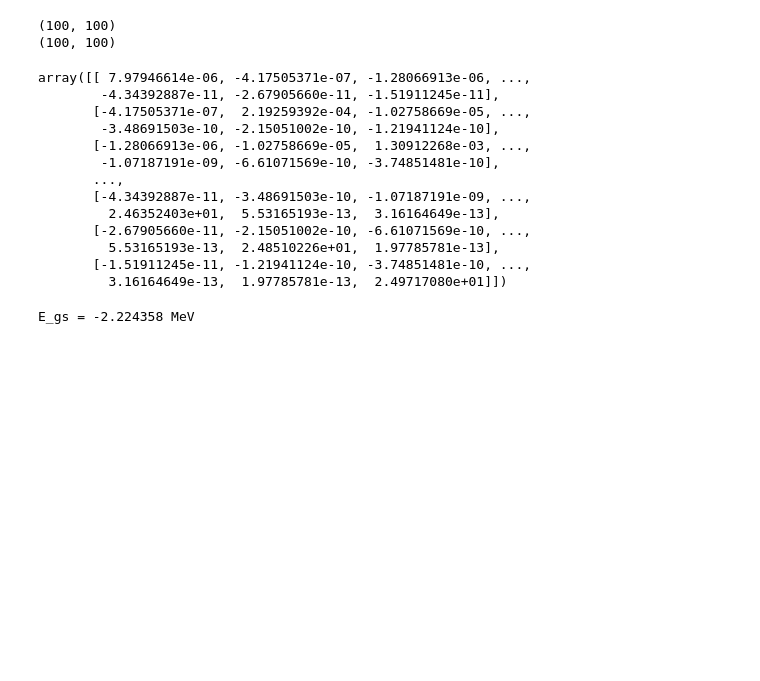
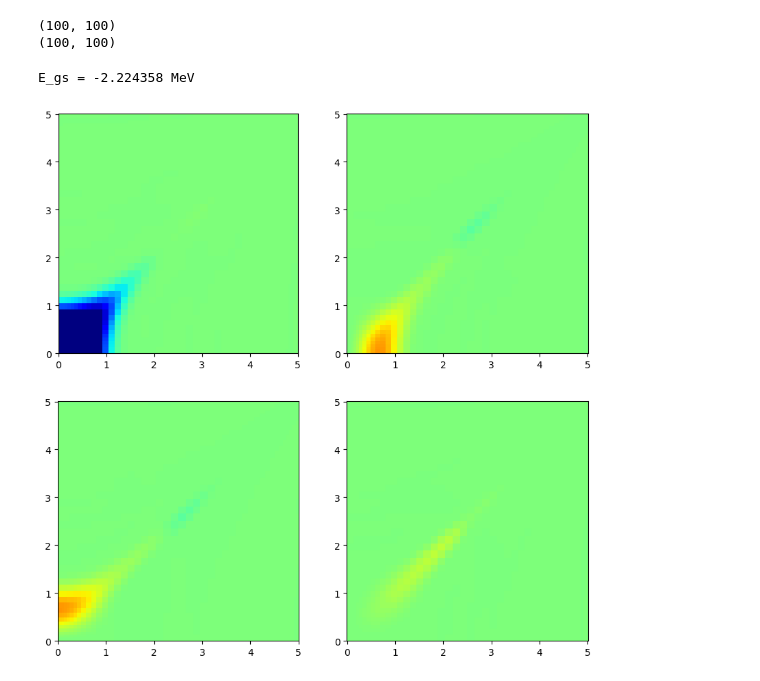
Before and after one commit to sMacks28/private, a Jupyter notebook: Uni/effectivetheories/SRG_python_stuff/SRG_version1.ipynb, the cells around one changed output. Cells and saved outputs as stored; diff of their text form; code cells hidden in the pictures; blank space fills up the shorter version.

Commit message:
plots

```diff
--- a/Uni/effectivetheories/SRG_python_stuff/SRG_version1.ipynb
+++ b/Uni/effectivetheories/SRG_python_stuff/SRG_version1.ipynb
@@ -200,26 +200,11 @@ def SRGflow_derivative(Hflat, s, Tmat_coupled, Nrows):
 H_init = (Tmat_coupled + Vmat).flatten()
 
 #Flow parameter array
-s_steps = np.linspace(0, 0.4, 20)
+s_steps = np.linspace(0, 1.0, 50)
 
 sol = odeint(SRGflow_derivative, H_init, s_steps, args=(Tmat_coupled, Nrows))
 # %%
 H_init_mat = H_init.reshape(2*Nrows, 2*Nrows)
-H_init_mat
-# %% [output]
-array([[ 7.97946614e-06, -4.17505371e-07, -1.28066913e-06, ...,
-        -4.34392887e-11, -2.67905660e-11, -1.51911245e-11],
-       [-4.17505371e-07,  2.19259392e-04, -1.02758669e-05, ...,
-        -3.48691503e-10, -2.15051002e-10, -1.21941124e-10],
-       [-1.28066913e-06, -1.02758669e-05,  1.30912268e-03, ...,
-        -1.07187191e-09, -6.61071569e-10, -3.74851481e-10],
-       ...,
-       [-4.34392887e-11, -3.48691503e-10, -1.07187191e-09, ...,
-         2.46352403e+01,  5.53165193e-13,  3.16164649e-13],
-       [-2.67905660e-11, -2.15051002e-10, -6.61071569e-10, ...,
-         5.53165193e-13,  2.48510226e+01,  1.97785781e-13],
-       [-1.51911245e-11, -1.21941124e-10, -3.74851481e-10, ...,
-         3.16164649e-13,  1.97785781e-13,  2.49717080e+01]])
 # %%
 H_final = sol[-1]
 H_final_mat = H_final.reshape(2*Nrows, 2*Nrows)
@@ -244,3 +229,14 @@ Edeut_final = solve_deuteron(Vmat00_final, Vmat02_final, Vmat20_final, Vmat22_fi
 print("E_gs = %.6f MeV" % Edeut_final)
 # %% [output]
 E_gs = -2.224358 MeV
+# %%
+maxindex = Nrows
+fig, (ax) = plt.subplots(nrows=2,ncols=2,figsize=(10, 10))
+maxabs = max(abs((Vmat/PhaseSpace_coupled)[:maxindex,:maxindex].min()),abs(abs((Vmat/PhaseSpace_coupled)[:maxindex,:maxindex].max())))
+ax[0,0].set_aspect('equal')
+im = ax[0,0].pcolormesh(mesh_points[:maxindex], mesh_points[:maxindex], (Vmat00_final/PhaseSpace)[:maxindex,:maxindex], vmin = -maxabs, vmax = maxabs, cmap='jet',rasterized=True)
+im = ax[0,1].pcolormesh(mesh_points[:maxindex], mesh_points[:maxindex], (Vmat02_final/PhaseSpace)[:maxindex,:maxindex], vmin = -maxabs, vmax = maxabs, cmap='jet',rasterized=True)
+im = ax[1,0].pcolormesh(mesh_points[:maxindex], mesh_points[:maxindex], (Vmat20_final/PhaseSpace)[:maxindex,:maxindex], vmin = -maxabs, vmax = maxabs, cmap='jet',rasterized=True)
+im = ax[1,1].pcolormesh(mesh_points[:maxindex], mesh_points[:maxindex], (Vmat22_final/PhaseSpace)[:maxindex,:maxindex], vmin = -maxabs, vmax = maxabs, cmap='jet',rasterized=True)
+# %% [output]
+[figure, added]
```
Also changed, not shown: parts of 2 cells of this notebook.
